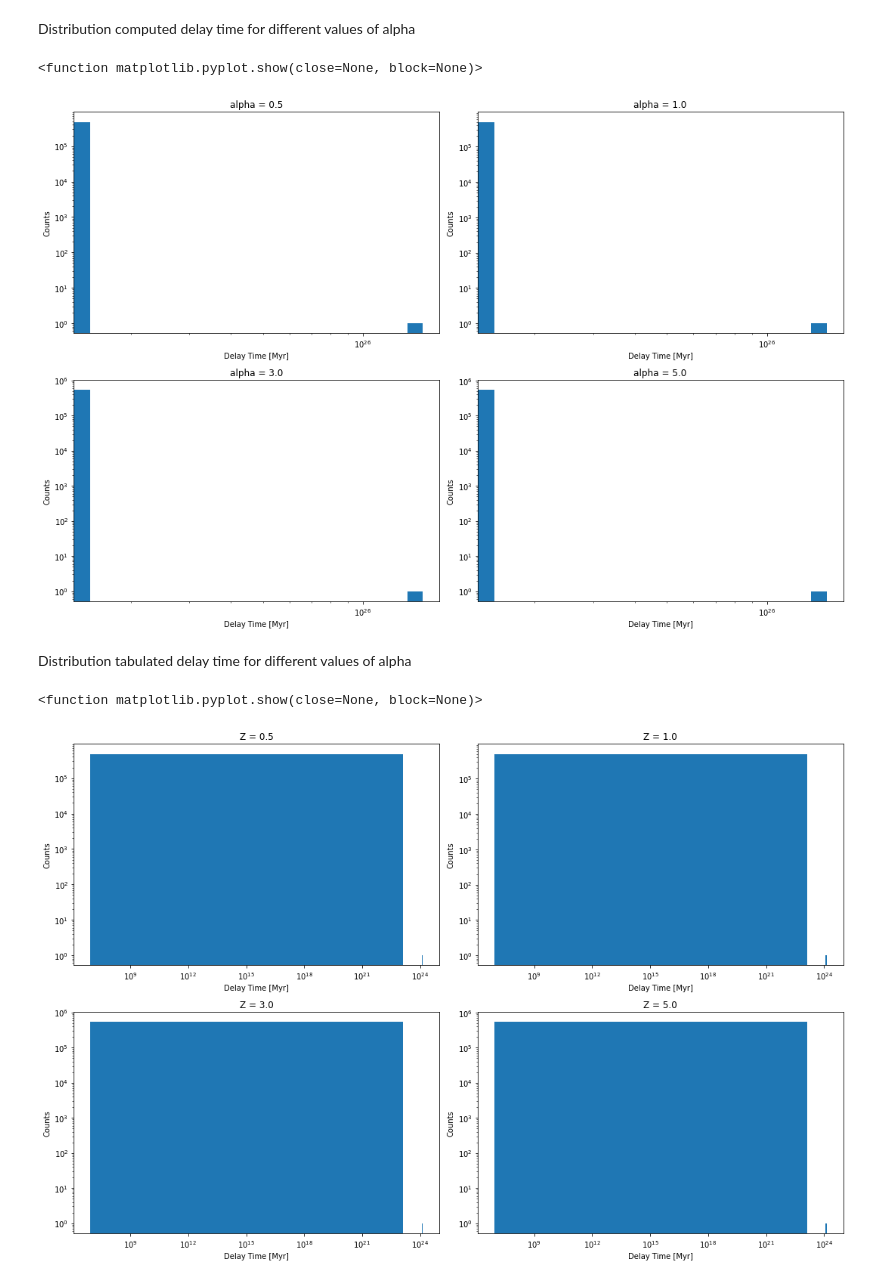
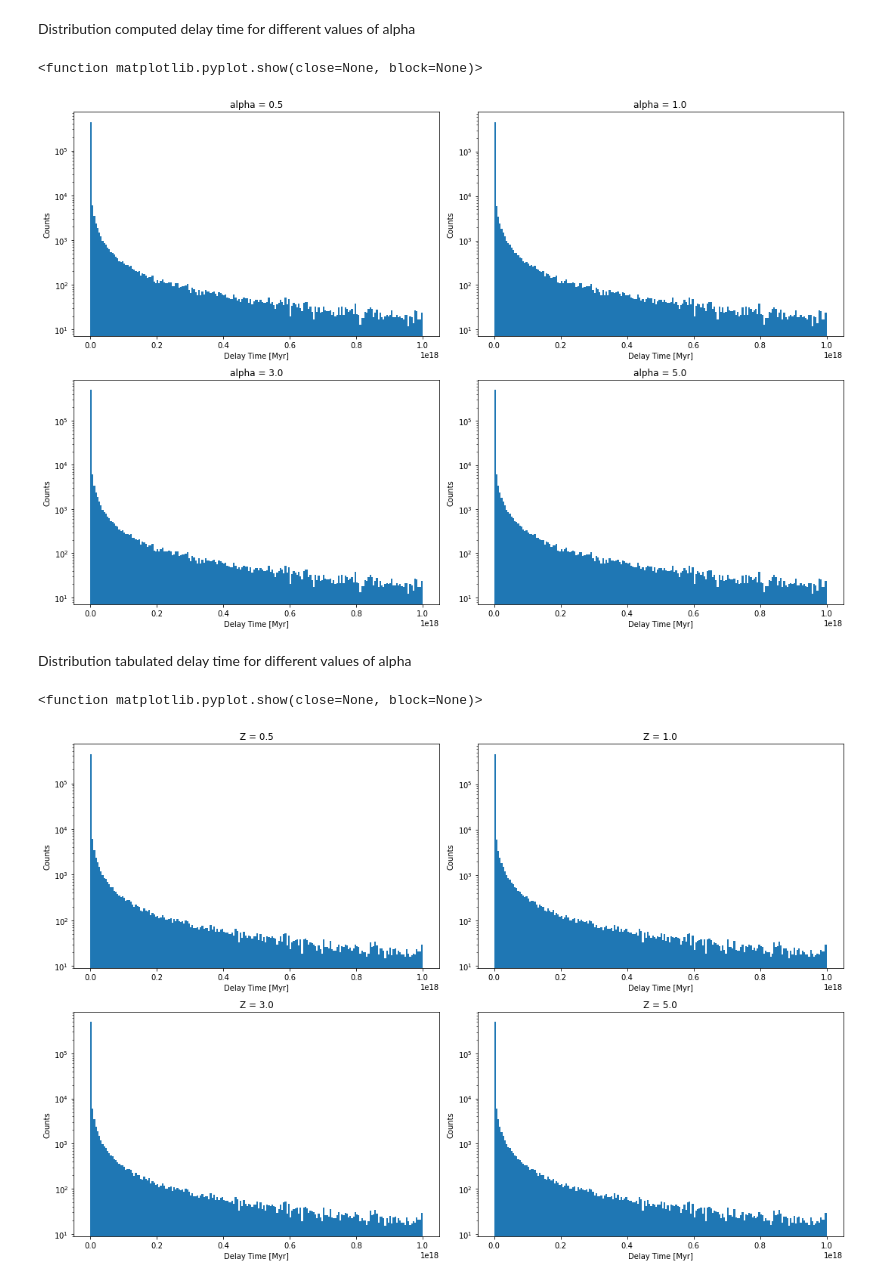
Before and after one commit to Bahadoram/Delay-Time-Dist.-of-Compact-Binary-Objects, a Jupyter notebook: distribution_fitting.ipynb, the cells around one changed output. Cells and saved outputs as stored; diff of their text form; code cells hidden in the pictures.

Commit message:
finished compute of all the entries in BHBH, correct some plots

```diff
--- a/distribution_fitting.ipynb
+++ b/distribution_fitting.ipynb
@@ -11,14 +9,10 @@ from Derivatives import *
 import warnings
 # %%
 dir        = "DATA/"
-file1      = 'BHBH.csv'
-file2      = 'Delay_Time.csv'
+file1      = 'BHBH_Delay_Time.csv'
 
 BHBH       = pd.read_csv(dir+file1)
-Delay_Time = pd.read_csv(dir+file2)
 
 # compute total mass and reduced mass
 BHBH[  'Mass_total'] = BHBH.Mass_0 + BHBH.Mass_1
 BHBH['Mass_reduced'] = BHBH.Mass_0 * BHBH.Mass_1 / (BHBH.Mass_0 + BHBH.Mass_1)
-
-BHBH = pd.concat([BHBH,Delay_Time], axis=1)
@@ -49,7 +101,7 @@ fig, ax = plt.subplots(ncols=5, nrows=3, figsize=(30, 20))
 x, y = (0, 0)
 
 for key in Z_df.keys():
-    ax[x,y].hist(Z_df[key].Delay_Time)
+    ax[x,y].hist(Z_df[key][(Z_df[key].Delay_Time<1e18)].Delay_Time, bins=50)
     ax[x,y].set_xscale('log')
     ax[x,y].set_yscale('log')
 
@@ -75,8 +127,9 @@ fig, ax = plt.subplots(ncols=5, nrows=3, figsize=(30, 20))
 x, y = (0, 0)
 
 for key in Z_df.keys():
-    ax[x,y].hist(Z_df[key].GWtime+Z_df[key].BWorldtime)
-    ax[x,y].set_xscale('log')
+    ax[x,y].hist(Z_df[key][(Z_df[key].GWtime<1e18)].GWtime, bins=50)
+    #ax[x,y].hist(Z_df[key].GWtime+Z_df[key].BWorldtime)
+    #ax[x,y].set_xscale('log')
     ax[x,y].set_yscale('log')
 
     ax[x,y].set_title('Z = '+str(key))
@@ -101,8 +154,9 @@ fig, ax = plt.subplots(ncols=2, nrows=2, figsize=(15, 10))
 x, y = (0, 0)
 
 for key in alpha_df.keys():
-    ax[x,y].hist(alpha_df[key].Delay_Time)
-    ax[x,y].set_xscale('log')
+    ax[x,y].hist(alpha_df[key][(alpha_df[key].Delay_Time<1e18)].Delay_Time, bins=200)
+    #ax[x,y].hist(alpha_df[key].Delay_Time)
+    #ax[x,y].set_xscale('log')
     ax[x,y].set_yscale('log')
 
     ax[x,y].set_title('alpha = '+str(key))
@@ -118,34 +172,35 @@ fig.tight_layout()
 plt.show
 # %% [output]
 <function matplotlib.pyplot.show(close=None, block=None)>
-[figure, old version]
+[figure, new version]
 # %% [markdown]
 Distribution tabulated delay time for different values of alpha
 # %%
 fig, ax = plt.subplots(ncols=2, nrows=2, figsize=(15, 10))
 
 # indexes for the plot
 x, y = (0, 0)
 
 for key in alpha_df.keys():
-    ax[x,y].hist(alpha_df[key].GWtime+alpha_df[key].BWorldtime)
-    ax[x,y].set_xscale('log')
+    ax[x,y].hist(alpha_df[key][(alpha_df[key].GWtime<1e18)].GWtime, bins=200)
+    #ax[x,y].hist(alpha_df[key].GWtime+alpha_df[key].BWorldtime)
+    #ax[x,y].set_xscale('log')
     ax[x,y].set_yscale('log')
 
     ax[x,y].set_title('Z = '+str(key))
     ax[x,y].set_xlabel('Delay Time [Myr]')
     ax[x,y].set_ylabel('Counts')
 
     y += 1
     if y == 2:
         x +=1
         y = 0
 
 fig.tight_layout()
 plt.show
 # %% [output]
 <function matplotlib.pyplot.show(close=None, block=None)>
-[figure, old version]
+[figure, new version]
 # %%
 fig, ax = plt.subplots(ncols=5, nrows=3, figsize=(30, 20))
 
```
Also changed, not shown: parts of 10 cells of this notebook, 2 other files.
